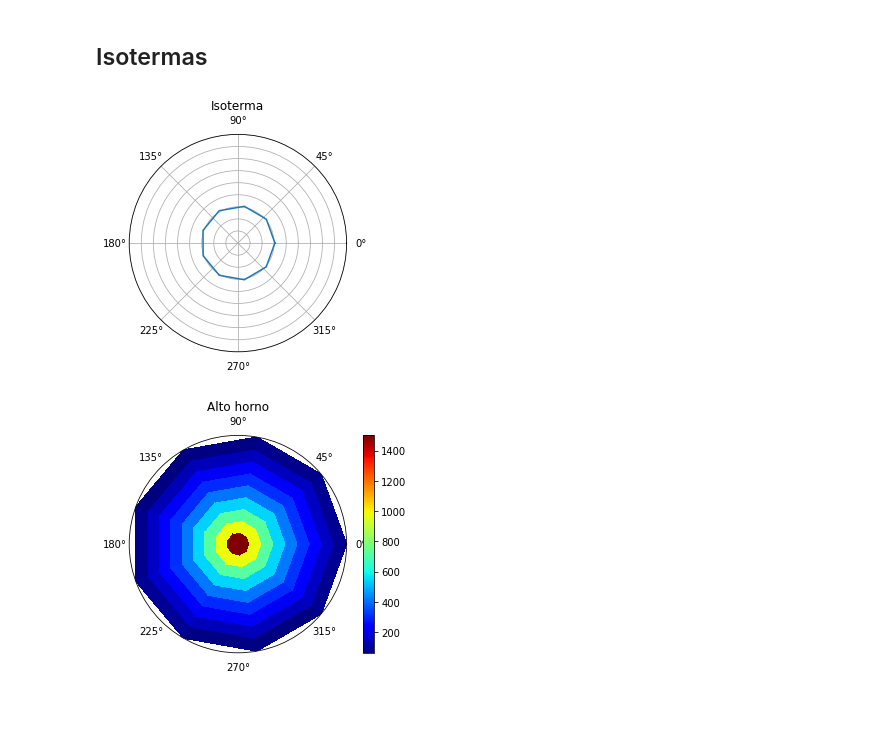
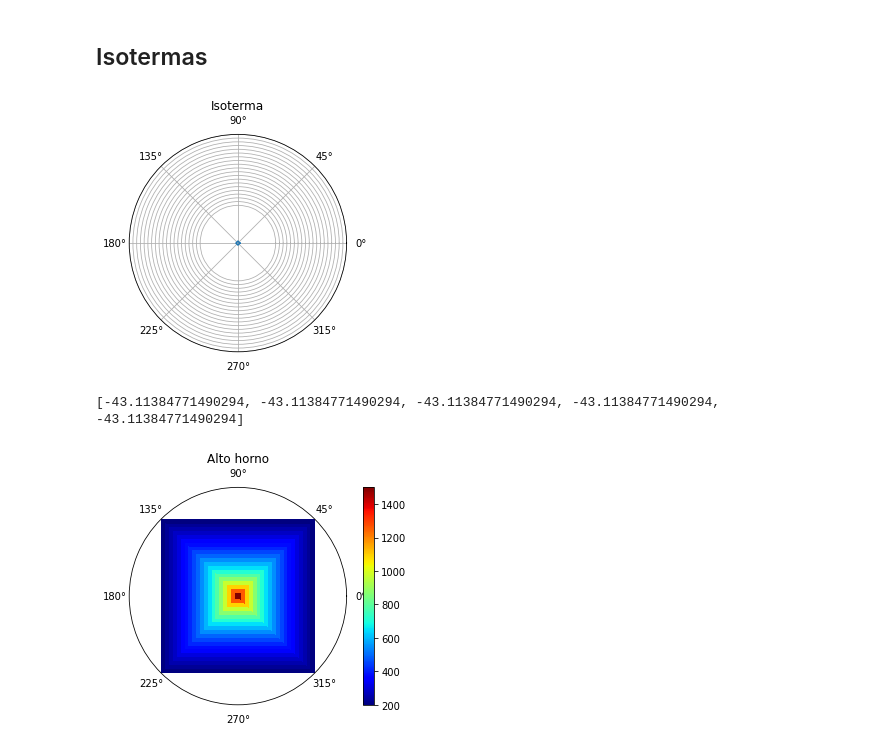
Before and after one commit to Ceilovee/Metodos, a Jupyter notebook: tp metodos/python/analisis.ipynb, the cells around one changed output. Saved outputs shown, nothing was run; the diff lists cells and outputs as text; code cells hidden in the pictures; blank space fills up the shorter version.

Commit message:
cambiamos encontrar isoterma

```diff
--- a/tp metodos/python/analisis.ipynb
+++ b/tp metodos/python/analisis.ipynb
@@ -9,23 +9,26 @@ def find_nearest(array, value):
     idx = (np.abs(array - value)).argmin()
     return array[idx], idx
 # %%
-def encontrar_isoterma(archivo ,n ,m ,ri ,re):
+def encontrar_isoterma(archivo ,n ,m ,ri ,re, isoterma):
 
     #asumir que queda en un array 'b' es de (n*m) * 1
     #lo pasamos a A de n*m
     b=np.loadtxt(archivo)
-    b.resize(n,m)
+    d_r= (re-ri)/m
+    b.resize(m,n)
     A=b.transpose()
     isotermas=[]
-    for a in A:
+    for el in A:
 
-        elem, rad_nivel = find_nearest(a,500)
+        elem, rad_nivel = find_nearest(el,isoterma)
         radio_nearest=rad_nivel*((re-ri)/(m-1))
             ##elem --- radio_nearest
             ##500 -- x
-        punto_isoterma=(radio_nearest*500)/elem
+        punto_isoterma= ((d_r * isoterma)/ ( el[rad_nivel-1] - elem))+ rad_nivel
         isotermas.append(punto_isoterma)
 
+
+
     return isotermas
 # %% [markdown]
 # Experimentos
@@ -70,9 +73,8 @@ plt.savefig("graficos/gauss-lu.svg");
 # %% [markdown]
 ## Isotermas
 # %%
-
-def isoterma1(archivo,n,m,ri,re):
-    r = encontrar_isoterma(archivo,n,m,ri,re)
+def isoterma1(archivo,n,m,ri,re,isoterma):
+    r = encontrar_isoterma(archivo,n,m,ri,re,isoterma)
     cantidad_puntos = n
     theta = np.linspace(0, 2*np.pi, cantidad_puntos)
 
@@ -86,8 +88,8 @@ def isoterma1(archivo,n,m,ri,re):
 # %%
 #isoterma1('../tests/tests_alu/test1.expected',30,30,10,100)
 # %%
-def isoterma2(archivo,n,m,ri,re):
-    b = encontrar_isoterma(archivo,n,m,ri,re)
+def isoterma2(archivo,n,m,ri,re,isoterma):
+    b = encontrar_isoterma(archivo,n,m,ri,re,isoterma)
     cantidad_angulos = n
     cantidad_radios = m
     theta = np.tile(np.linspace(0, 2*np.pi, cantidad_angulos), (cantidad_radios, 1)).transpose()
@@ -95,7 +97,7 @@ def isoterma2(archivo,n,m,ri,re):
     r = np.tile(np.linspace(0, 1, cantidad_radios), (cantidad_angulos, 1))
 
     b=np.loadtxt(archivo)
-    b.resize(n,m)
+    b.resize(m,n)
     z=b.transpose()
 
 
@@ -110,10 +112,11 @@ def isoterma2(archivo,n,m,ri,re):
 # %%
-gl10='./resultados_instancias/gauss-lu/g_l_10_LU_0.txt'
-isoterma1(gl10,10,10,10,100)
-isoterma2(gl10,10,10,10,100)
+gl10='../python/resultados/alta-externa/ae_3'
+isoterma1(gl10,5,20,10,100,500)
+isoterma2(gl10,5,20,10,100,500)
 # %% [output]
-[figure, old version]
+[figure, new version]
+[-43.11384771490294, -43.11384771490294, -43.11384771490294, -43.11384771490294, -43.11384771490294]
-[figure, old version]
+[figure, new version]
 # %%
 gl52='./resultados_instancias/gauss-lu/g_l_52_LU_0.txt'
 isoterma1(gl52,52,52,10,100)
```
Also changed, not shown: parts of 2 cells of this notebook.
